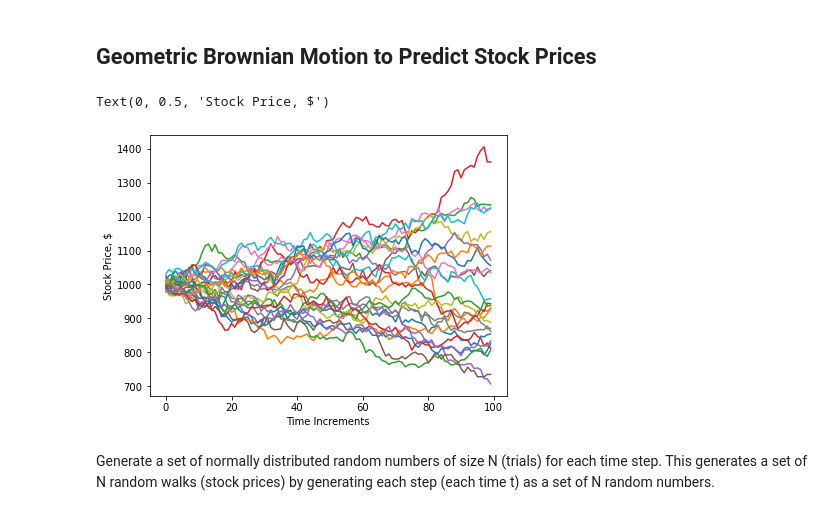
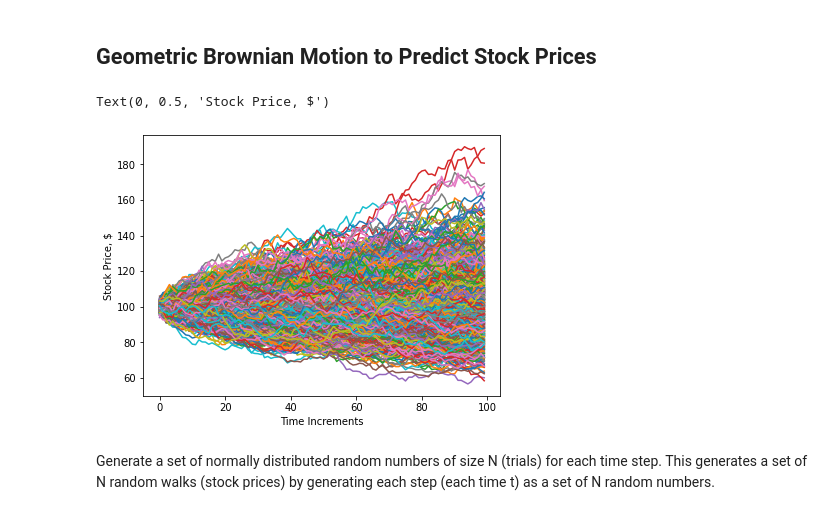
Before and after one commit to DReGuerra/financial_engineering, a Jupyter notebook: stochastic_models.ipynb, the cells around one changed output. Drawn from its saved outputs; the diff is of its cells as text; code cells hidden in the pictures.

```diff
--- a/stochastic_models.ipynb
+++ b/stochastic_models.ipynb
@@ -248,29 +264,29 @@ This equation is implemented in the function `GBM_walks()` above.
 # %% [markdown]
 ## Geometric Brownian Motion to Predict Stock Prices
 # %%
-So = 1000       # current stock price [$]
-K = 1100        # strike price, [$]
-T = 1/4         # option contract expiration time [years]
-r = 0.07        # annual risk free interest [0-1]
-q = 0.05        # annual dividend rate [0-1]
+So = 100       # current stock price [$]
+K = 110        # strike price, [$]
+T = 1/2         # option contract expiration time [years]
+r = 0.05        # annual risk free interest [0-1]
+q = 0.02        # annual dividend rate [0-1]
 sigma = 0.25    # annual volatility [0-1]
 steps = 100     # time steps between t=0 and t=T
-N = 25          # number of trials (number of random walks)
+N = 1000      # number of trials (number of random walks)
 
 # generate random walks of stock prices using Geometric Brownian motion
 paths = GBM_walks(So, T, r, q, sigma, steps, N)
 
 # plot the random possible stock price paths leading to option expiration, t=T
 NROWS = 1
 NCOLS = 1
 f, axs = plt.subplots(nrows=NROWS,ncols=NCOLS,
                       figsize=(NCOLS*FIGWIDTH,NROWS*FIGHEIGHT))
 axs.plot(paths);
 axs.set_xlabel("Time Increments")
 axs.set_ylabel("Stock Price, $")
 # %% [output]
 Text(0, 0.5, 'Stock Price, $')
-[figure, old version]
+[figure, new version]
 # %% [markdown]
 Generate a set of normally distributed random numbers of size N (trials) for each time step. This generates a set of N random walks (stock prices) by generating each step (each time t) as a set of N random numbers.
 # %%
```
Also changed, not shown: parts of 11 cells of this notebook, 1 other file.
